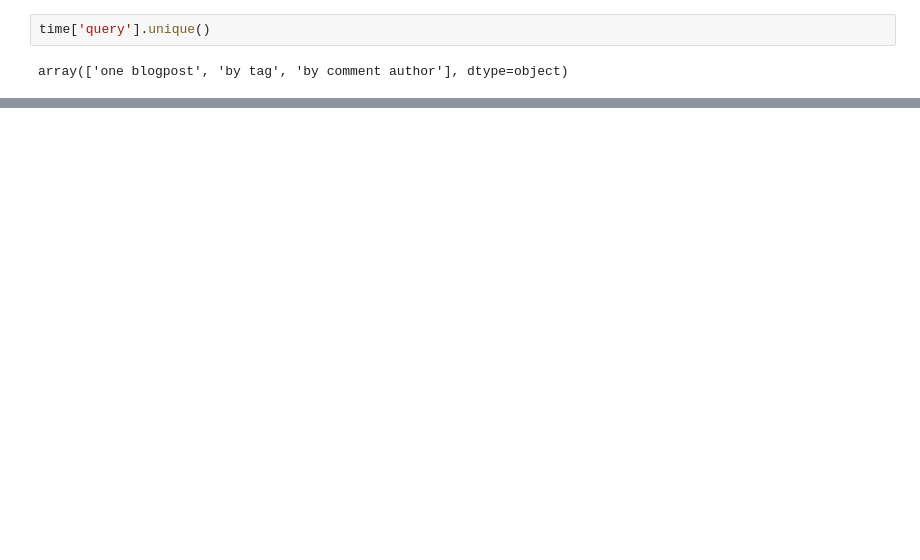
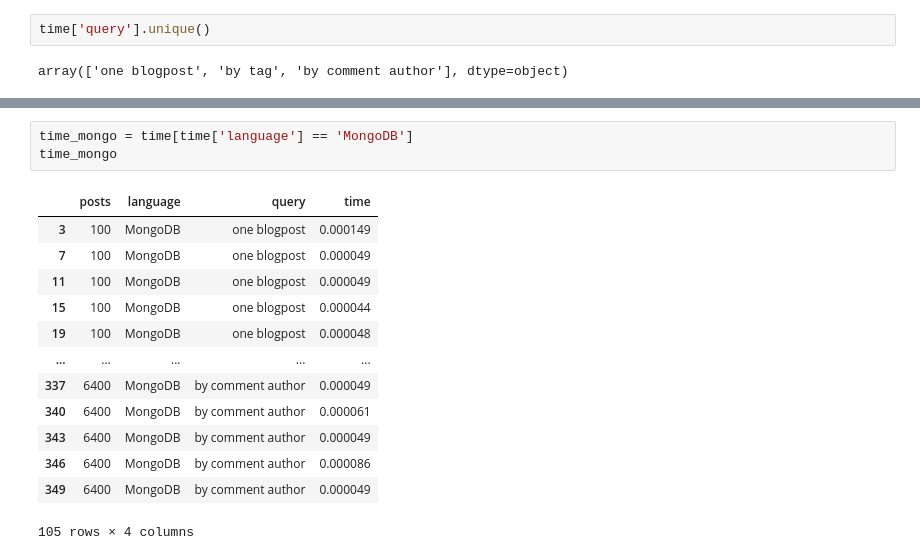
Before and after one commit to tez4/fhnw-ds-ddi, a Jupyter notebook: Report.ipynb, the cells around one changed output, grey strips where cells are left out. Saved outputs shown, nothing was run; the diff lists cells and outputs as text; blank space fills up the shorter version.

```diff
--- a/Report.ipynb
+++ b/Report.ipynb
@@ -51,0 +53,17 @@ show_plot(
+# %%
+time_mongo = time[time['language'] == 'MongoDB']
+time_mongo
+# %% [output]
+|  | posts | language | query | time |
+| 3 | 100 | MongoDB | one blogpost | 0.000149 |
+| 7 | 100 | MongoDB | one blogpost | 0.000049 |
+| 11 | 100 | MongoDB | one blogpost | 0.000049 |
+| 15 | 100 | MongoDB | one blogpost | 0.000044 |
+| 19 | 100 | MongoDB | one blogpost | 0.000048 |
+| ... | ... | ... | ... | ... |
+| 337 | 6400 | MongoDB | by comment author | 0.000049 |
+| 340 | 6400 | MongoDB | by comment author | 0.000061 |
+| 343 | 6400 | MongoDB | by comment author | 0.000049 |
+| 346 | 6400 | MongoDB | by comment author | 0.000086 |
+| 349 | 6400 | MongoDB | by comment author | 0.000049 |
+105 rows × 4 columns
```
Also changed, not shown: parts of 5 cells of this notebook, 6 other files.
